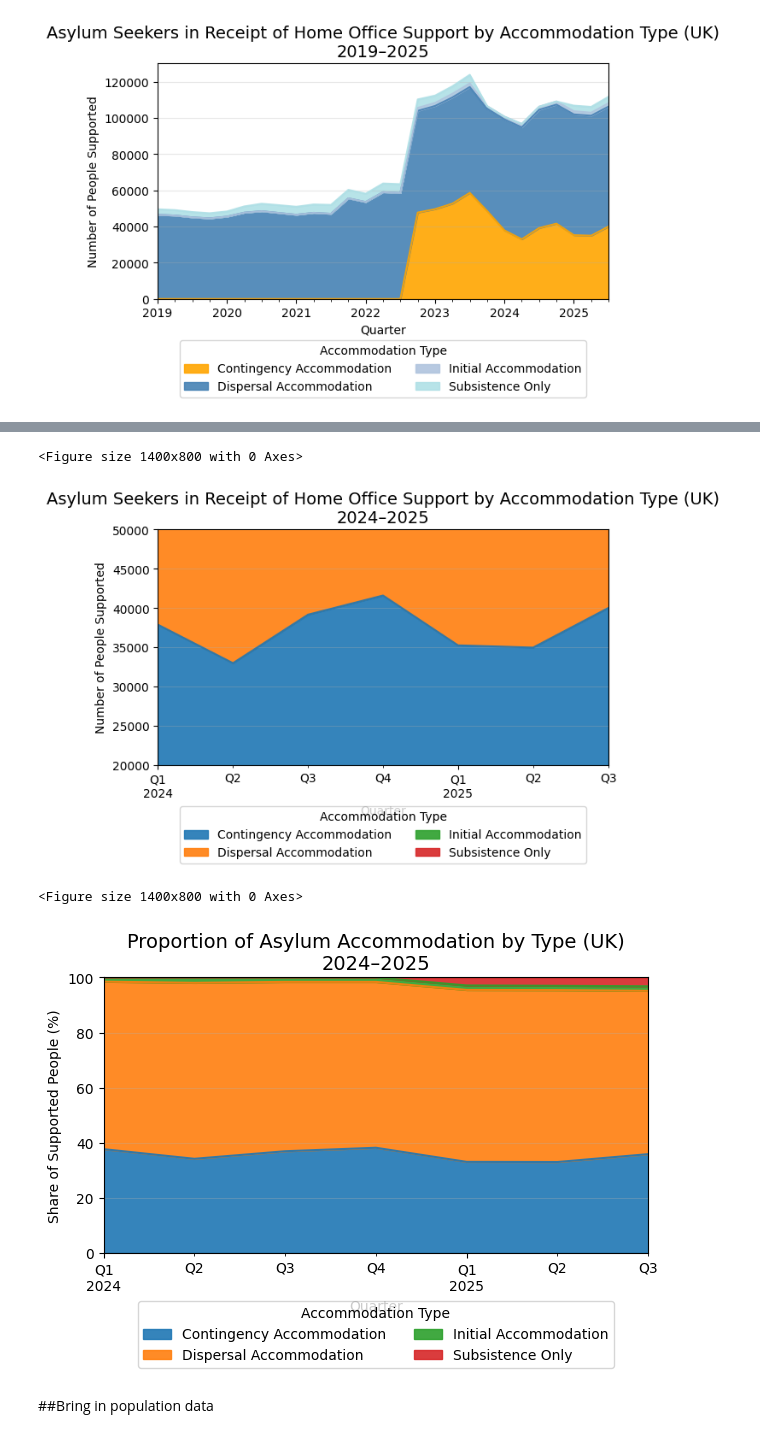
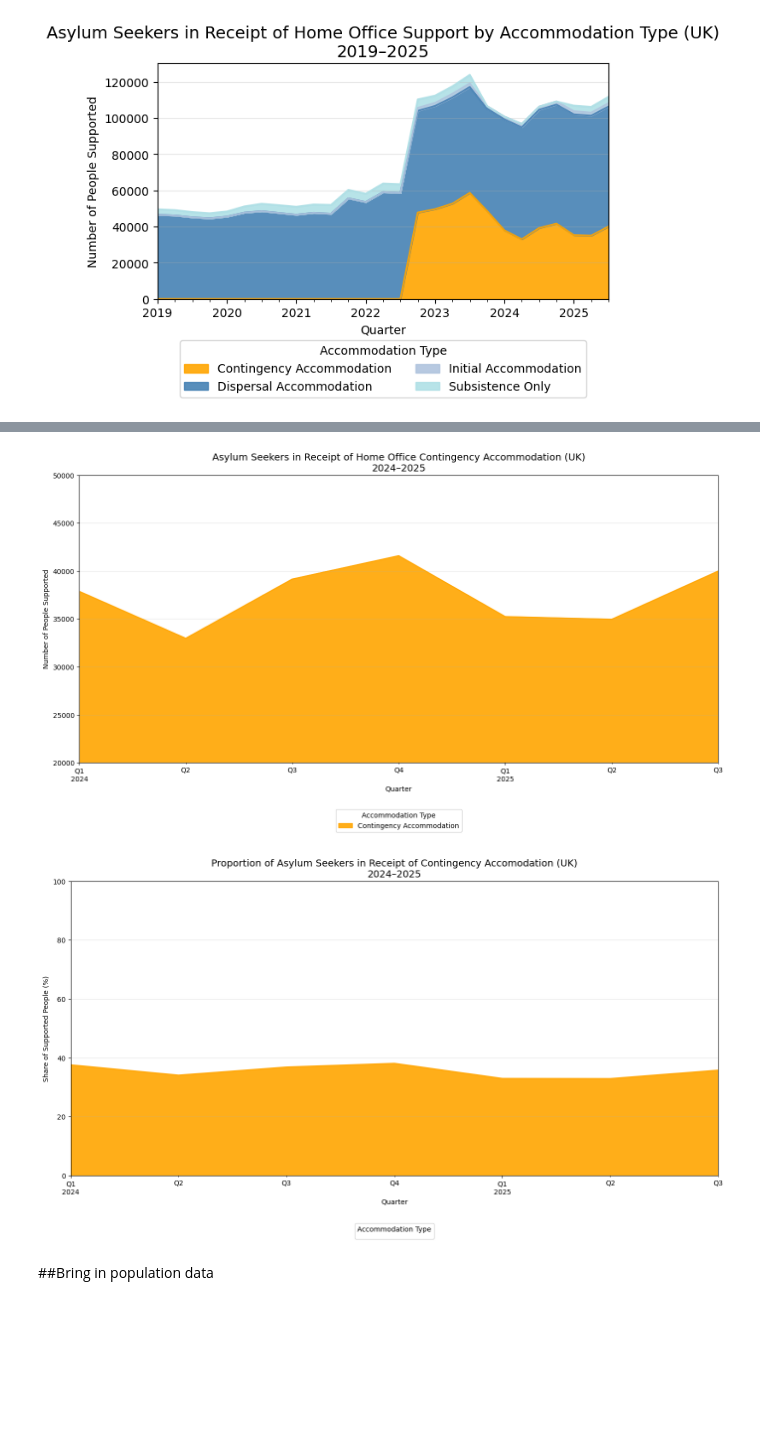
Before and after one commit to awenroberts/QM2-Project, a Jupyter notebook: FINAL_asylum_seekers_receiving_support_data.ipynb, the cells around one changed output, grey strips where cells are left out. Cells and saved outputs as stored; diff of their text form; code cells hidden in the pictures; blank space fills up the shorter version.

```diff
--- a/FINAL_asylum_seekers_receiving_support_data.ipynb
+++ b/FINAL_asylum_seekers_receiving_support_data.ipynb
@@ -255,9 +288,14 @@ plt.show()
 # %%
+#plot just contingency trend
+custom_colors = ['orange', 'steelblue', 'lightsteelblue', 'powderblue']
+
+pivot_2425_contingency = pivot_2425.loc[:, "Contingency Accommodation"]
+
 plt.figure(figsize=(14,8))
-pivot_2425.plot.area(stacked=True, alpha=0.9)
+pivot_2425_contingency.plot.area(stacked=True, alpha=0.9,color=custom_colors)
 
 plt.title(
-    "Asylum Seekers in Receipt of Home Office Support by Accommodation Type (UK)\n2024–2025",
+    "Asylum Seekers in Receipt of Home Office Contingency Accommodation (UK)\n2024–2025",
     fontsize=14
 )
 plt.xlabel("Quarter")
@@ -276,33 +314,33 @@ plt.ylim(20000, 50000)
 plt.tight_layout()
 plt.show()
 # %% [output]
-<Figure size 1400x800 with 0 Axes>
-[figure, old version]
+[figure, new version]
 # %%
 # Convert counts to proportions (row-wise)
-pivot_prop = pivot_2425.div(pivot_2425.sum(axis=1), axis=0) * 100
+pivot_prop = pivot_2425_contingency.div(pivot_2425.sum(axis=1), axis=0) * 100
 # %%
+#plot proportion of asylum seekers in contingency accomodation trendss
 plt.figure(figsize=(14,8))
-pivot_prop.plot.area(stacked=True, alpha=0.9)
+custom_colors = ['orange', 'steelblue', 'lightsteelblue', 'powderblue']
+pivot_prop.plot.area(stacked=True, alpha=0.9, color=custom_colors)
 
-plt.title("Proportion of Asylum Accommodation by Type (UK)\n2024–2025", fontsize=14)
+plt.title("Proportion of Asylum Seekers in Receipt of Contingency Accomodation (UK)\n2024–2025", fontsize=14)
 plt.xlabel("Quarter")
 plt.ylabel("Share of Supported People (%)")
 plt.legend(
     title="Accommodation Type",
     loc="upper center",
     bbox_to_anchor=(0.5, -0.15),
     ncol=2
 )
 plt.grid(axis="y", alpha=0.3)
 
 plt.ylim(0, 100)
 
 plt.tight_layout()
 plt.show()
 # %% [output]
-<Figure size 1400x800 with 0 Axes>
-[figure, old version]
+[figure, new version]
 # %% [markdown]
 ##Bring in population data
 # %%
```
Also changed, not shown: parts of 23 cells of this notebook.
